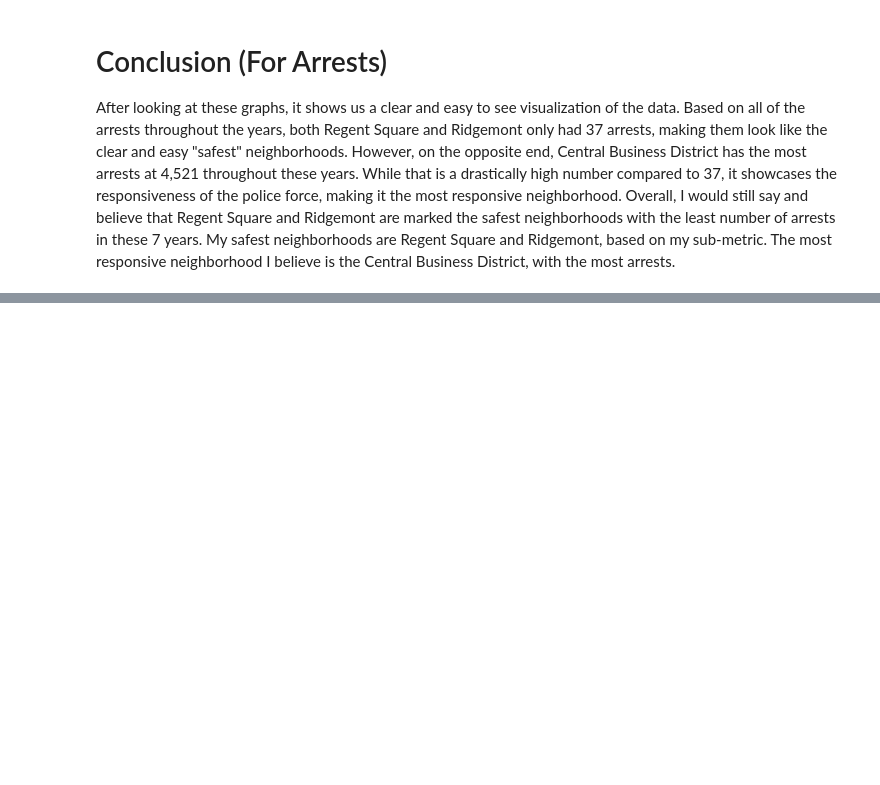
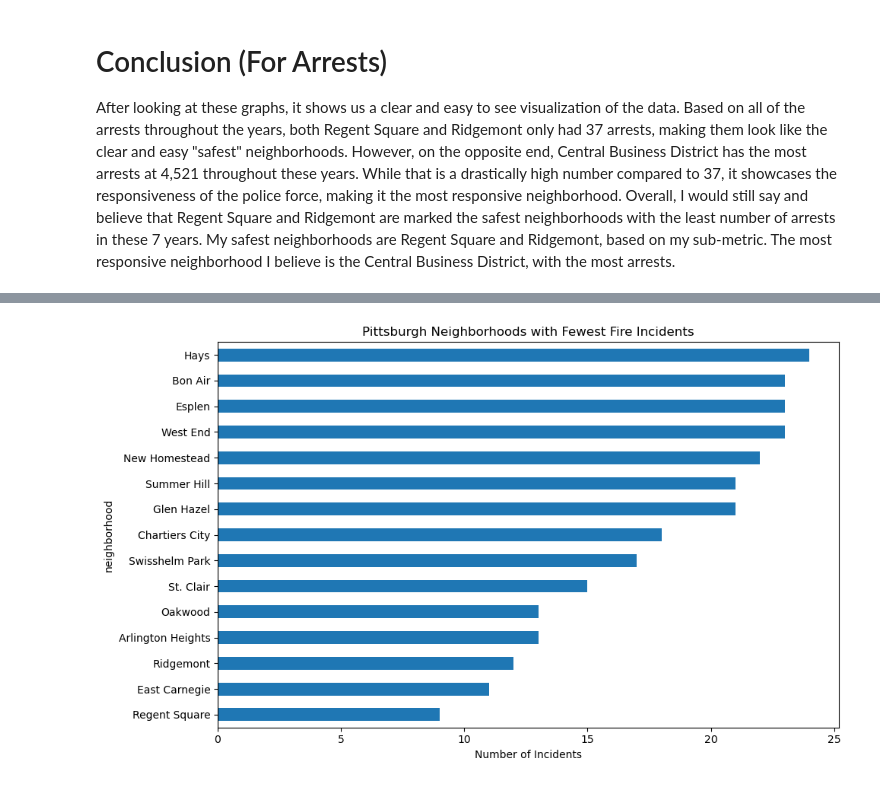
Before and after one commit to nathanPozzuto/Best_PGH_Neighborhood_26, a Jupyter notebook: Combined_Presentation.ipynb, the cells around one changed output, grey strips where cells are left out. Drawn from its saved outputs; the diff is of its cells as text; code cells hidden in the pictures; blank space fills up the shorter version.

```diff
--- a/Combined_Presentation.ipynb
+++ b/Combined_Presentation.ipynb
@@ -349,0 +451,26 @@ After looking at these graphs, it shows us a clear and easy to see visualization
+# %%
+# Official Pittsburgh neighborhoods (partial list of the 90; expand as needed)
+pittsburgh_neighborhoods = [
+    'Allegheny Center', 'Allegheny West', 'Allentown', 'Arlington', 'Arlington Heights',
+    'Banksville', 'Bedford Dwellings', 'Beechview', 'Beltzhoover', 'Bloomfield',
+    'Bluff', 'Bon Air', 'Brighton Heights', 'Brookline', 'California-Kirkbride',
+    'Carrick', 'Central Business District', 'Central Lawrenceville', 'Central Northside',
+    'Central Oakland', 'Chartiers City', 'Chateau', 'Crafton Heights', 'Crawford-Roberts',
+    'Duquesne Heights', 'East Allegheny', 'East Carnegie', 'East Hills', 'East Liberty',
+    'Elliott', 'Esplen', 'Fairywood', 'Fineview', 'Friendship', 'Garfield', 'Glen Hazel',
+    'Greenfield', 'Hays', 'Hazelwood', 'Highland Park', 'Homewood North', 'Homewood South',
+    'Homewood West', 'Knoxville', 'Larimer', 'Lincoln-Lemington-Belmar', 'Lincoln Place',
+    'Lower Lawrenceville', 'Manchester', 'Marshall-Shadeland', 'Middle Hill', 'Morningside',
+    'Mount Oliver', 'Mount Washington', 'New Homestead', 'North Oakland', 'North Shore',
+    'Northview Heights', 'Oakwood', 'Overbrook', 'Perry North', 'Perry South',
+    'Point Breeze', 'Point Breeze North', 'Polish Hill', 'Regent Square', 'Ridgemont',
+    'Shadyside', 'Sheraden', 'South Oakland', 'South Shore', 'South Side Flats',
+    'South Side Slopes', 'Spring Garden', 'Spring Hill-City View', 'Squirrel Hill North',
+    'Squirrel Hill South', 'St. Clair', 'Stanton Heights', 'Strip District',
+    'Summer Hill', 'Swisshelm Park', 'Terrace Village', 'Troy Hill', 'Upper Hill',
+    'Upper Lawrenceville', 'West End', 'West Oakland', 'Westwood', 'Windgap'
+]
+
+df_pgh = df_clean[df_clean['neighborhood'].isin(pittsburgh_neighborhoods)].copy()
+print(df_pgh.shape)
+print(df_pgh['neighborhood'].nunique())
@@ -349,0 +480,8 @@ After looking at these graphs, it shows us a clear and easy to see visualization
+# %%
+# Recalculate on official Pittsburgh neighborhoods only
+neighborhood_fires = df_pgh.groupby('neighborhood').size().sort_values()
+
+print("Fewest incidents:")
+print(neighborhood_fires.head(15))
+print("\nMost incidents:")
+print(neighborhood_fires.tail(10))
@@ -349,0 +506,12 @@ After looking at these graphs, it shows us a clear and easy to see visualization
+# %%
+# Updated plot
+neighborhood_fires.head(15).plot(
+    kind='barh',
+    figsize=(10, 6),
+    title='Pittsburgh Neighborhoods with Fewest Fire Incidents'
+)
+plt.xlabel('Number of Incidents')
+plt.tight_layout()
+plt.show()
+# %% [output]
+[figure, added]
```
Also changed, not shown: parts of 14 cells of this notebook.
